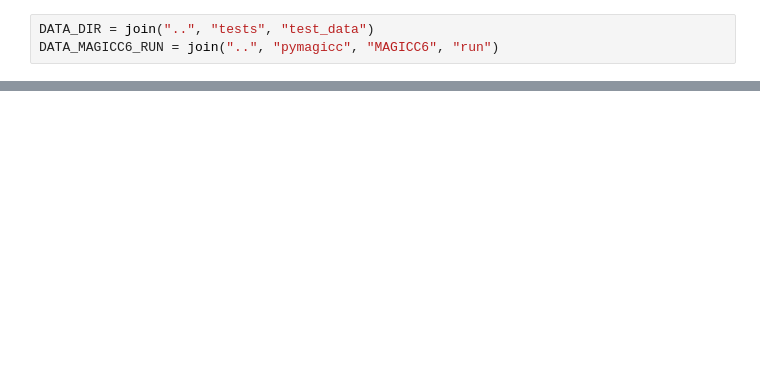
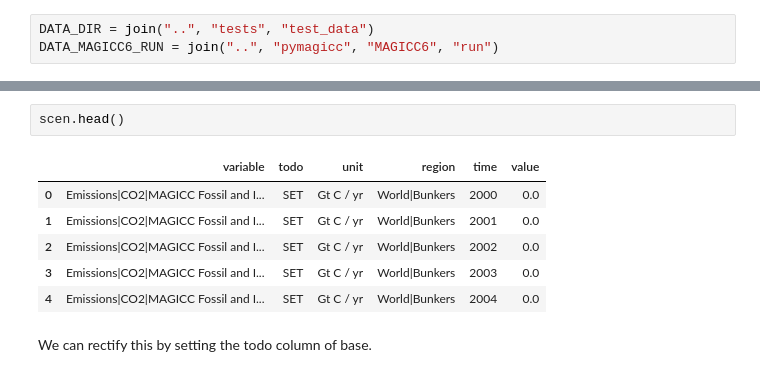
Before and after one commit to openscm/pymagicc, a Jupyter notebook: notebooks/Building-Scenarios.ipynb, the cells around one changed output, grey strips where cells are left out. Saved outputs shown, nothing was run; the diff lists cells and outputs as text; blank space fills up the shorter version.

```diff
--- a/notebooks/Building-Scenarios.ipynb
+++ b/notebooks/Building-Scenarios.ipynb
@@ -253,0 +69,11 @@ ax.set_ylim([4, 20]);
+# %%
+scen.head()
+# %% [output]
+|  | variable | todo | unit | region | time | value |
+| 0 | Emissions|CO2|MAGICC Fossil and I... | SET | Gt C / yr | World|Bunkers | 2000 | 0.0 |
+| 1 | Emissions|CO2|MAGICC Fossil and I... | SET | Gt C / yr | World|Bunkers | 2001 | 0.0 |
+| 2 | Emissions|CO2|MAGICC Fossil and I... | SET | Gt C / yr | World|Bunkers | 2002 | 0.0 |
+| 3 | Emissions|CO2|MAGICC Fossil and I... | SET | Gt C / yr | World|Bunkers | 2003 | 0.0 |
+| 4 | Emissions|CO2|MAGICC Fossil and I... | SET | Gt C / yr | World|Bunkers | 2004 | 0.0 |
+# %% [markdown]
+We can rectify this by setting the todo column of base.
```
Also changed, not shown: parts of 42 cells of this notebook, 1 other file.
